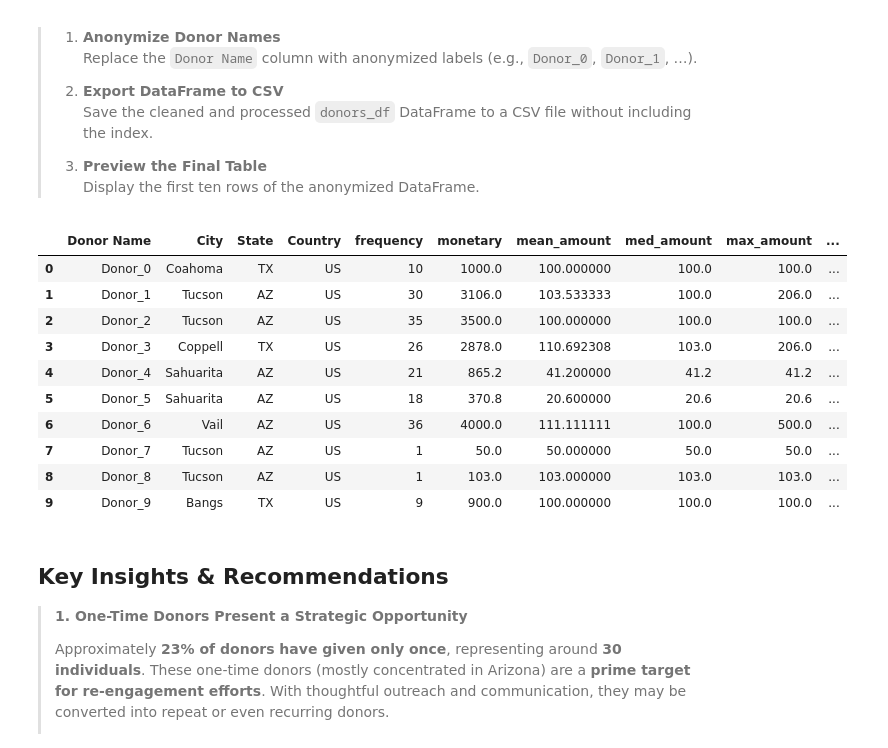
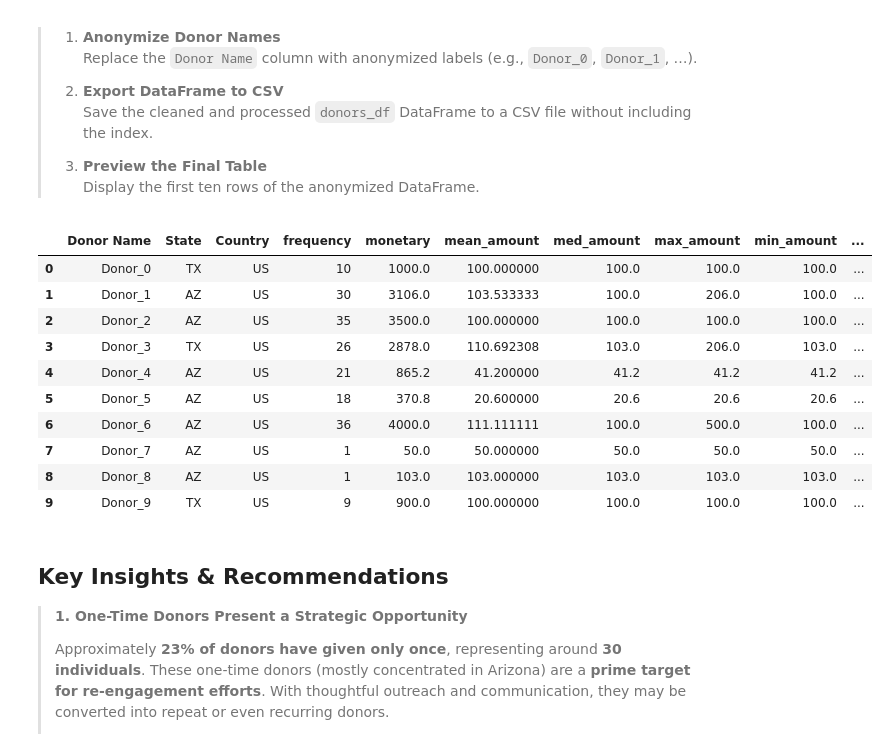
Before and after one commit to chadmgallego/donor-rfm-analysis, a Jupyter notebook: donor_rfm_analysis.ipynb, the cells around one changed output. Drawn from its saved outputs; the diff is of its cells as text; code cells hidden in the pictures.

```diff
--- a/donor_rfm_analysis.ipynb
+++ b/donor_rfm_analysis.ipynb
@@ -727,26 +727,29 @@ plt.close()
 # %%
 # Anonymize donor names
 donors_df.loc[:, 'Donor Name'] = [
     f'Donor_{idx}' for idx in range(len(donors_df))
 ]
 
+# Remove City locations for further anonymization
+donors_df.drop(columns = 'City', inplace = True)
+
 # Export final donors_df DataFrame to csv file
 donors_df.to_csv('donors_final.csv', index = False)
 
 # View final table
 donors_df.head(10)
 # %% [output]
-|  | Donor Name | City | State | Country | frequency | monetary | mean_amount | med_amount | max_amount | ... |
-| 0 | Donor_0 | Coahoma | TX | US | 10 | 1000.0 | 100.000000 | 100.0 | 100.0 | ... |
-| 1 | Donor_1 | Tucson | AZ | US | 30 | 3106.0 | 103.533333 | 100.0 | 206.0 | ... |
-| 2 | Donor_2 | Tucson | AZ | US | 35 | 3500.0 | 100.000000 | 100.0 | 100.0 | ... |
-| 3 | Donor_3 | Coppell | TX | US | 26 | 2878.0 | 110.692308 | 103.0 | 206.0 | ... |
-| 4 | Donor_4 | Sahuarita | AZ | US | 21 | 865.2 | 41.200000 | 41.2 | 41.2 | ... |
-| 5 | Donor_5 | Sahuarita | AZ | US | 18 | 370.8 | 20.600000 | 20.6 | 20.6 | ... |
-| 6 | Donor_6 | Vail | AZ | US | 36 | 4000.0 | 111.111111 | 100.0 | 500.0 | ... |
-| 7 | Donor_7 | Tucson | AZ | US | 1 | 50.0 | 50.000000 | 50.0 | 50.0 | ... |
-| 8 | Donor_8 | Tucson | AZ | US | 1 | 103.0 | 103.000000 | 103.0 | 103.0 | ... |
-| 9 | Donor_9 | Bangs | TX | US | 9 | 900.0 | 100.000000 | 100.0 | 100.0 | ... |
+|  | Donor Name | State | Country | frequency | monetary | mean_amount | med_amount | max_amount | min_amount | ... |
+| 0 | Donor_0 | TX | US | 10 | 1000.0 | 100.000000 | 100.0 | 100.0 | 100.0 | ... |
+| 1 | Donor_1 | AZ | US | 30 | 3106.0 | 103.533333 | 100.0 | 206.0 | 100.0 | ... |
+| 2 | Donor_2 | AZ | US | 35 | 3500.0 | 100.000000 | 100.0 | 100.0 | 100.0 | ... |
+| 3 | Donor_3 | TX | US | 26 | 2878.0 | 110.692308 | 103.0 | 206.0 | 103.0 | ... |
+| 4 | Donor_4 | AZ | US | 21 | 865.2 | 41.200000 | 41.2 | 41.2 | 41.2 | ... |
+| 5 | Donor_5 | AZ | US | 18 | 370.8 | 20.600000 | 20.6 | 20.6 | 20.6 | ... |
+| 6 | Donor_6 | AZ | US | 36 | 4000.0 | 111.111111 | 100.0 | 500.0 | 100.0 | ... |
+| 7 | Donor_7 | AZ | US | 1 | 50.0 | 50.000000 | 50.0 | 50.0 | 50.0 | ... |
+| 8 | Donor_8 | AZ | US | 1 | 103.0 | 103.000000 | 103.0 | 103.0 | 103.0 | ... |
+| 9 | Donor_9 | TX | US | 9 | 900.0 | 100.000000 | 100.0 | 100.0 | 100.0 | ... |
 # %% [markdown]
 ## Key Insights & Recommendations
 > **1. One-Time Donors Present a Strategic Opportunity**
```
Also changed, not shown: parts of 1 cell of this notebook.
